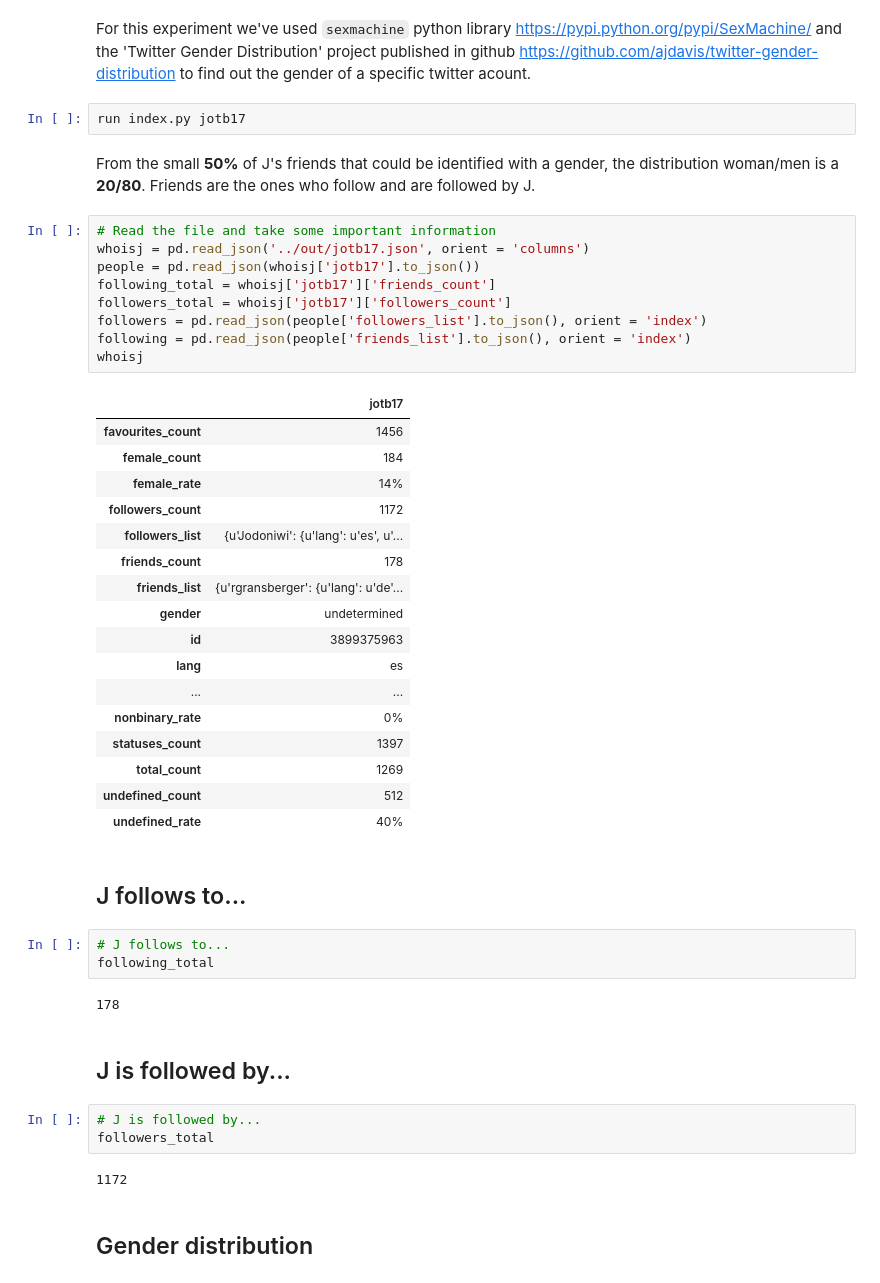
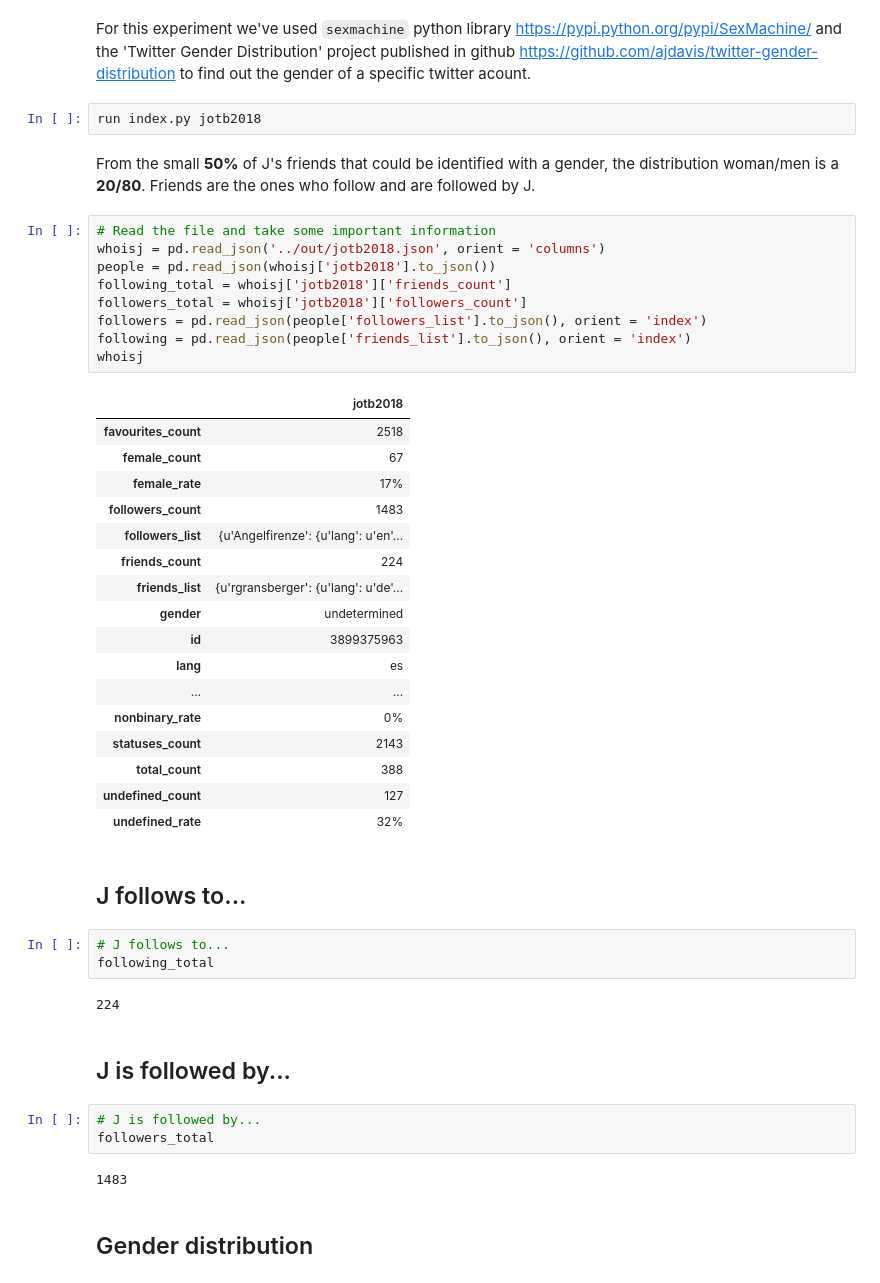
Before and after one commit to YesWeTech/whoIsJ, a Jupyter notebook: scripts/Analysis.ipynb, the cells around one changed output. Cells and saved outputs as stored; diff of their text form.

```diff
--- a/scripts/Analysis.ipynb
+++ b/scripts/Analysis.ipynb
@@ -181,50 +181,50 @@ Indeed, a real-world network would have a larger amount of numbers and people to
 # %% [markdown]
 For this experiment we've used `sexmachine` python library https://pypi.python.org/pypi/SexMachine/ and the 'Twitter Gender Distribution' project published in github https://github.com/ajdavis/twitter-gender-distribution to find out the gender of a specific twitter acount.
 # %%
-run index.py jotb17
+run index.py jotb2018
 # %% [markdown]
 From the small **50%** of J's friends that could be identified with a gender, the distribution woman/men is a **20/80**. Friends are the ones who follow and are followed by J.
 # %%
 # Read the file and take some important information
-whoisj = pd.read_json('../out/jotb17.json', orient = 'columns')
-people = pd.read_json(whoisj['jotb17'].to_json())
-following_total = whoisj['jotb17']['friends_count']
-followers_total = whoisj['jotb17']['followers_count']
+whoisj = pd.read_json('../out/jotb2018.json', orient = 'columns')
+people = pd.read_json(whoisj['jotb2018'].to_json())
+following_total = whoisj['jotb2018']['friends_count']
+followers_total = whoisj['jotb2018']['followers_count']
 followers = pd.read_json(people['followers_list'].to_json(), orient = 'index')
 following = pd.read_json(people['friends_list'].to_json(), orient = 'index')
 whoisj
 # %% [output]
-|  | jotb17 |
-| favourites_count | 1456 |
-| female_count | 184 |
-| female_rate | 14% |
-| followers_count | 1172 |
-| followers_list | {u'Jodoniwi': {u'lang': u'es', u'... |
-| friends_count | 178 |
+|  | jotb2018 |
+| favourites_count | 2518 |
+| female_count | 67 |
+| female_rate | 17% |
+| followers_count | 1483 |
+| followers_list | {u'Angelfirenze': {u'lang': u'en'... |
+| friends_count | 224 |
 | friends_list | {u'rgransberger': {u'lang': u'de'... |
 | gender | undetermined |
 | id | 3899375963 |
 | lang | es |
 | ... | ... |
 | nonbinary_rate | 0% |
-| statuses_count | 1397 |
-| total_count | 1269 |
-| undefined_count | 512 |
-| undefined_rate | 40% |
+| statuses_count | 2143 |
+| total_count | 388 |
+| undefined_count | 127 |
+| undefined_rate | 32% |
 # %% [markdown]
 ## J follows to...
 # %%
 # J follows to...
 following_total
 # %% [output]
-178
+224
 # %% [markdown]
 ## J is followed by...
 # %%
 # J is followed by...
 followers_total
 # %% [output]
-1172
+1483
 # %% [markdown]
 ## Gender distribution
 # %%
```
Also changed, not shown: parts of 11 cells of this notebook, 2 other files.
